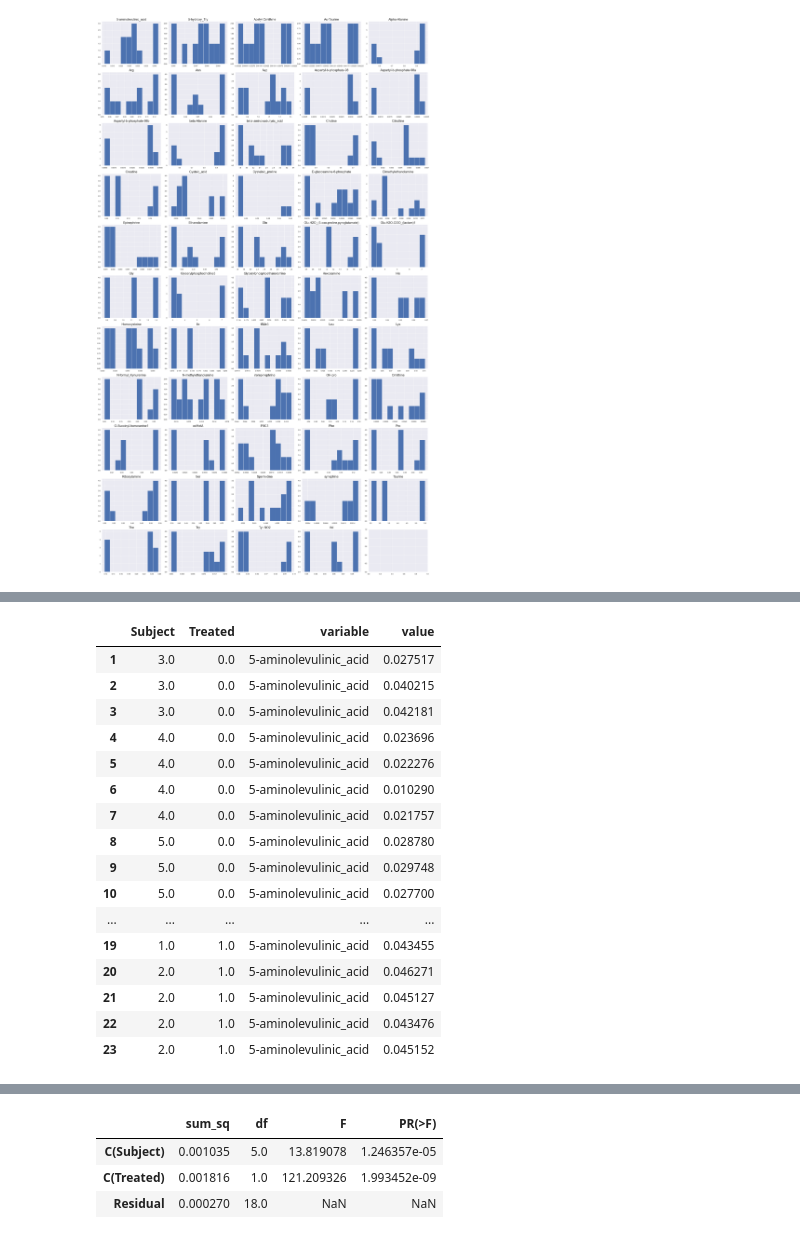
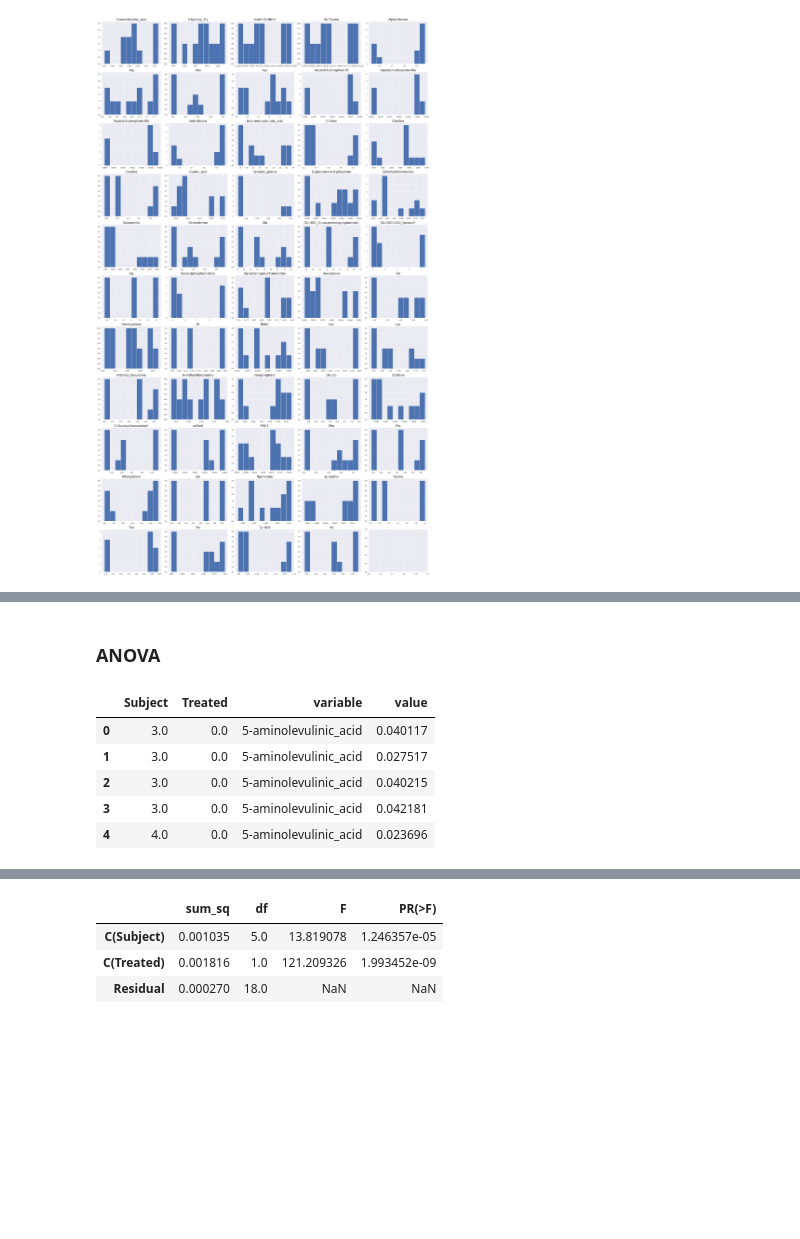
Before and after one commit to Ivan2nn/lipids, a Jupyter notebook: MatteoDataGalsveston_Female_30.ipynb, the cells around one changed output, grey strips where cells are left out. Cells and saved outputs as stored; diff of their text form; code cells hidden in the pictures; blank space fills up the shorter version.

```diff
--- a/MatteoDataGalsveston_Female_30.ipynb
+++ b/MatteoDataGalsveston_Female_30.ipynb
@@ -8,11 +8,18 @@ from scipy import stats
 import statsmodels.api as sm
 from statsmodels.formula.api import ols
 from scipy.stats import ks_2samp
-from scipy.stats import ttest_ind
+from scipy.stats import ttest_ind, ranksums
 from scipy.stats import kruskal
 from sklearn.preprocessing import OrdinalEncoder
 from path import Path
-import lux
+
+import os
+import json
+
+with open('data/paths.json','r') as f:
+    paths = json.load(f)
+
+data_path = paths["data_path"]
 # %%
 from IPython.core.display import display, HTML
 display(HTML("<style>.container { width:100% !important; }</style>"))
@@ -21 +26,5 @@ dd = pd.read_excel('FL_PND30Striatum_summary_nomacro.xls', index_col=0)
+# %%
+# importing file inside pandas dataframe
+
+dd = pd.read_excel(os.path.join(data_path,'FL_PND30Striatum_summary_nomacro.xls'), index_col=0)
 # %%
@@ -145,5 +214,7 @@ df_transpose
 df_transpose = df_transpose[df_transpose.columns].apply(pd.to_numeric)
 # %%
-df_transpose_temp = df_transpose[df_transpose.index.get_level_values('Measurements_types').isin(['Measured [metabolites/ IS] Ratio'])]
-df_transpose_temp
+# We can now isoltare onlythe values realted to the measurement type with IS normalization
+
+data_MIR = df_transpose[df_transpose.index.get_level_values('Measurements_types').isin(['Measured [metabolites/ IS] Ratio'])]
+data_MIR.head()
 # %% [output]
@@ -182,5 +291,5 @@ fig100.savefig("tst.svg",format="svg")
 # %%
-list_columns = df_transpose_temp.columns
+list_columns = data_MIR.columns
 list_columns
 # %% [output]
 Index(['5-aminolevulinic_acid', '5-hydroxy_Try', 'Acetyl-Ornithine',
@@ -309,25 +464,16 @@ ValueError: too many values to unpack (expected 2)
+# %% [markdown]
+### ANOVA
 # %%
-df3 = pd.melt(df_transpose_temp.reset_index(), id_vars=['Subject','Control/Treated'],value_vars=list_columns)
-df3.rename(columns={'Control/Treated':'Treated'}, inplace=True)
+data_MIR_anova = pd.melt(data_MIR.reset_index(), id_vars=['Subject','Control/Treated'],value_vars=list_columns)
+data_MIR_anova.rename(columns={'Control/Treated':'Treated'}, inplace=True)
 enc = OrdinalEncoder()
-enc.fit(df3[["Subject","Treated"]])
-df3[["Subject","Treated"]] = enc.transform(df3[["Subject","Treated"]])
-df3.iloc[1:24]
+enc.fit(data_MIR_anova[["Subject","Treated"]])
+data_MIR_anova[["Subject","Treated"]] = enc.transform(data_MIR_anova[["Subject","Treated"]])
+data_MIR_anova.head(5)
 # %% [output]
 |  | Subject | Treated | variable | value |
+| 0 | 3.0 | 0.0 | 5-aminolevulinic_acid | 0.040117 |
 | 1 | 3.0 | 0.0 | 5-aminolevulinic_acid | 0.027517 |
 | 2 | 3.0 | 0.0 | 5-aminolevulinic_acid | 0.040215 |
 | 3 | 3.0 | 0.0 | 5-aminolevulinic_acid | 0.042181 |
 | 4 | 4.0 | 0.0 | 5-aminolevulinic_acid | 0.023696 |
-| 5 | 4.0 | 0.0 | 5-aminolevulinic_acid | 0.022276 |
-| 6 | 4.0 | 0.0 | 5-aminolevulinic_acid | 0.010290 |
-| 7 | 4.0 | 0.0 | 5-aminolevulinic_acid | 0.021757 |
-| 8 | 5.0 | 0.0 | 5-aminolevulinic_acid | 0.028780 |
-| 9 | 5.0 | 0.0 | 5-aminolevulinic_acid | 0.029748 |
-| 10 | 5.0 | 0.0 | 5-aminolevulinic_acid | 0.027700 |
-| ... | ... | ... | ... | ... |
-| 19 | 1.0 | 1.0 | 5-aminolevulinic_acid | 0.043455 |
-| 20 | 2.0 | 1.0 | 5-aminolevulinic_acid | 0.046271 |
-| 21 | 2.0 | 1.0 | 5-aminolevulinic_acid | 0.045127 |
-| 22 | 2.0 | 1.0 | 5-aminolevulinic_acid | 0.043476 |
-| 23 | 2.0 | 1.0 | 5-aminolevulinic_acid | 0.045152 |
```
Also changed, not shown: parts of 52 cells of this notebook, 5 other files.
